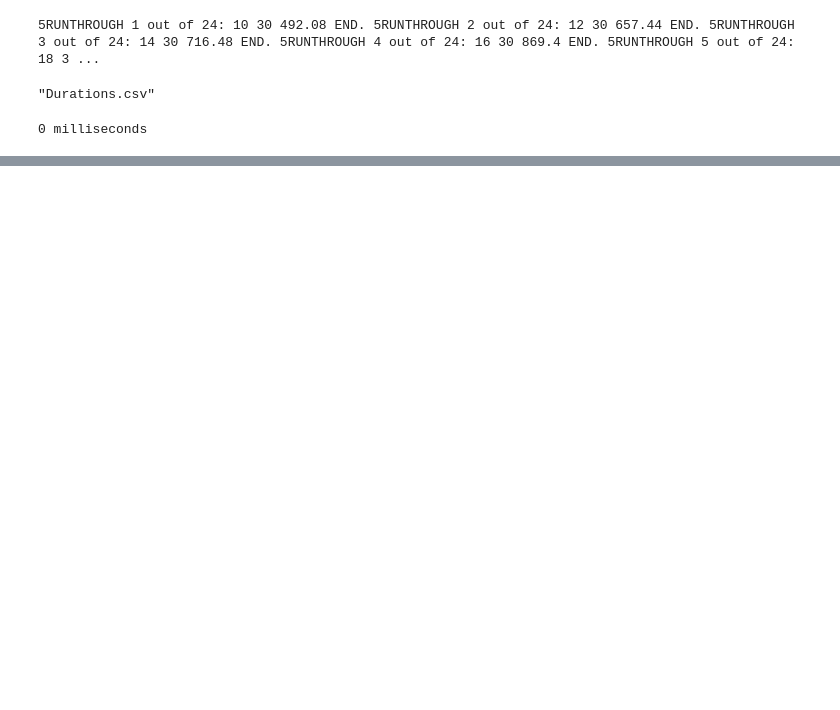
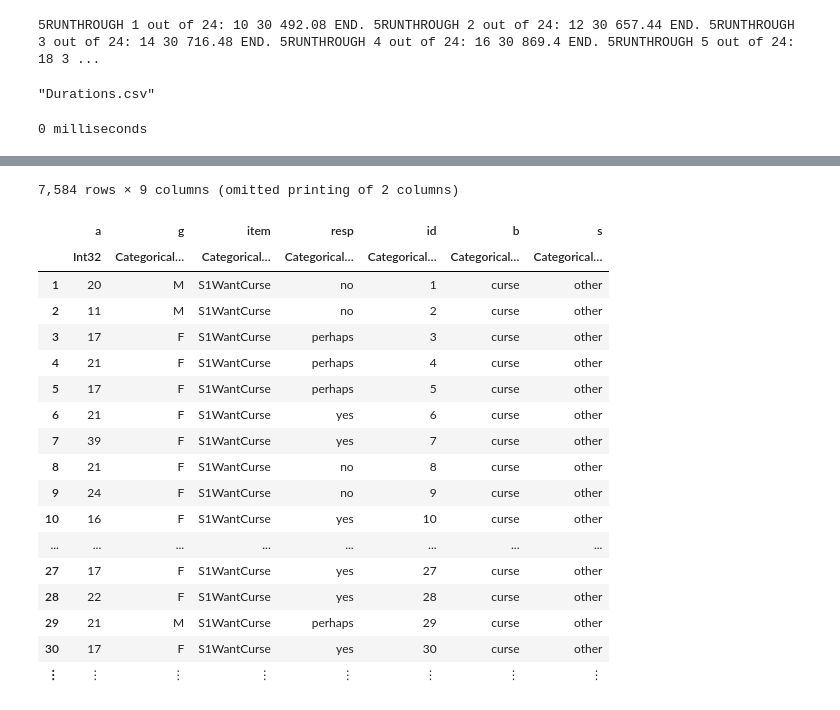
Before and after one commit to b-jorges/Power-Analyses-Psychophysics, a Jupyter notebook: GLMMs.ipynb, the cells around one changed output, grey strips where cells are left out. Saved outputs shown, nothing was run; the diff lists cells and outputs as text; code cells hidden in the pictures; blank space fills up the shorter version.

```diff
--- a/GLMMs.ipynb
+++ b/GLMMs.ipynb
@@ -473,0 +553,22 @@ n ConditionOfInterest StandardValues reps PSE_Difference JND_Difference Multipli
+# %%
+dat[:VerbAgg]
+# %% [output]
+7,584 rows × 9 columns (omitted printing of 2 columns)
+|  | a | g | item | resp | id | b | s |
+|  | Int32 | Categorical… | Categorical… | Categorical… | Categorical… | Categorical… | Categorical… |
+| 1 | 20 | M | S1WantCurse | no | 1 | curse | other |
+| 2 | 11 | M | S1WantCurse | no | 2 | curse | other |
+| 3 | 17 | F | S1WantCurse | perhaps | 3 | curse | other |
+| 4 | 21 | F | S1WantCurse | perhaps | 4 | curse | other |
+| 5 | 17 | F | S1WantCurse | perhaps | 5 | curse | other |
+| 6 | 21 | F | S1WantCurse | yes | 6 | curse | other |
+| 7 | 39 | F | S1WantCurse | yes | 7 | curse | other |
+| 8 | 21 | F | S1WantCurse | no | 8 | curse | other |
+| 9 | 24 | F | S1WantCurse | no | 9 | curse | other |
+| 10 | 16 | F | S1WantCurse | yes | 10 | curse | other |
+| ... | ... | ... | ... | ... | ... | ... | ... |
+| 27 | 17 | F | S1WantCurse | yes | 27 | curse | other |
+| 28 | 22 | F | S1WantCurse | yes | 28 | curse | other |
+| 29 | 21 | M | S1WantCurse | perhaps | 29 | curse | other |
+| 30 | 17 | F | S1WantCurse | yes | 30 | curse | other |
+| ⋮ | ⋮ | ⋮ | ⋮ | ⋮ | ⋮ | ⋮ | ⋮ |
```
Also changed, not shown: parts of 18 cells of this notebook, 4 other files.
